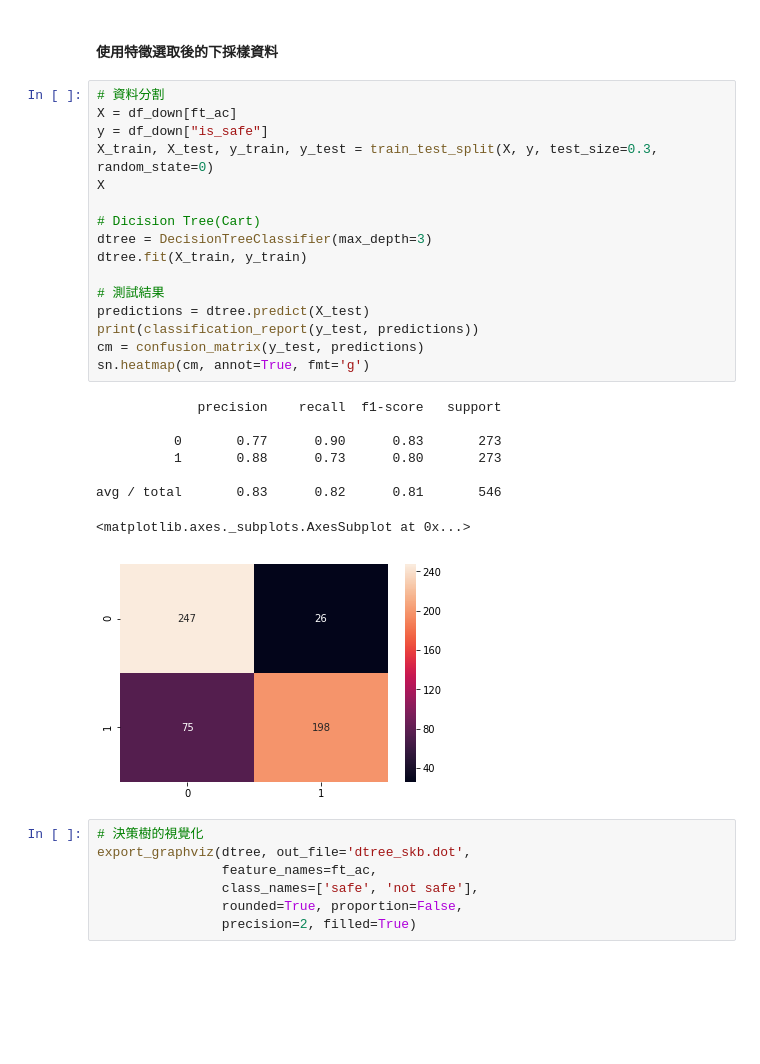
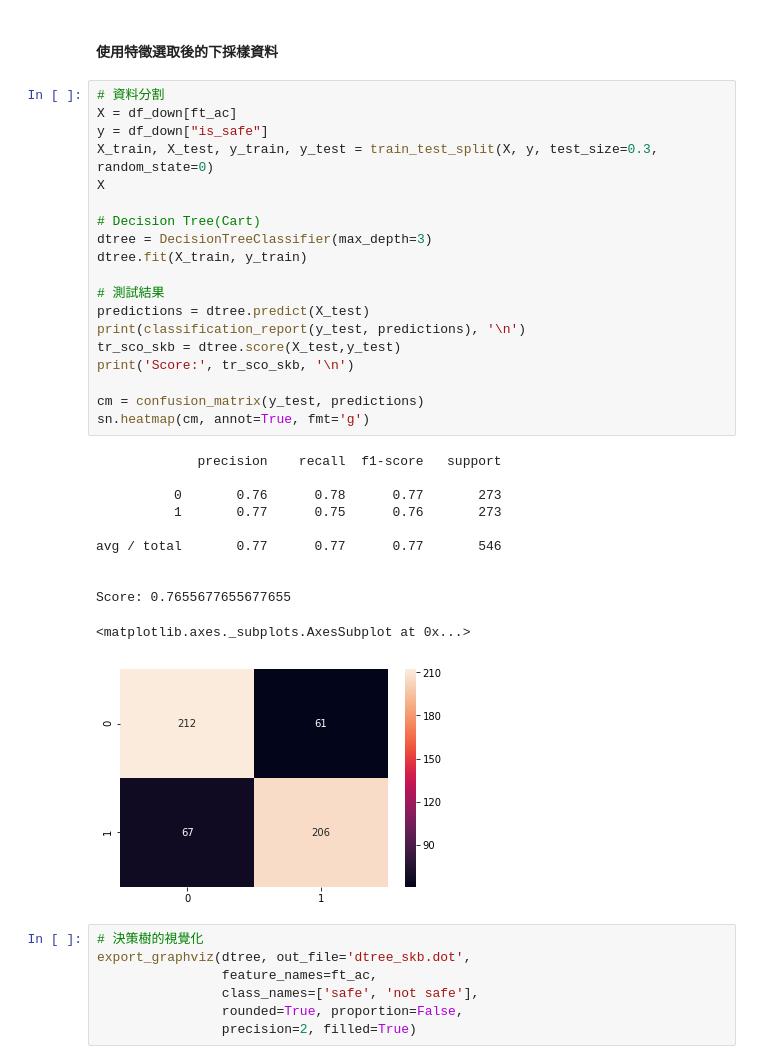
Before and after one commit to yehyifan/water_quality, a Jupyter notebook: Water quality.ipynb, the cells around one changed output. Drawn from its saved outputs; the diff is of its cells as text; blank space fills up the shorter version.

```diff
--- a/Water quality.ipynb
+++ b/Water quality.ipynb
@@ -320,28 +326,34 @@ export_graphviz(dtree, out_file='dtree_original.dot',
 # %%
 # 資料分割
 X = df_down[ft_ac]
 y = df_down["is_safe"]
 X_train, X_test, y_train, y_test = train_test_split(X, y, test_size=0.3, random_state=0)
 X
 
-# Dicision Tree(Cart)
+# Decision Tree(Cart)
 dtree = DecisionTreeClassifier(max_depth=3)
 dtree.fit(X_train, y_train)
 
 # 測試結果
 predictions = dtree.predict(X_test)
-print(classification_report(y_test, predictions))
+print(classification_report(y_test, predictions), '\n')
+tr_sco_skb = dtree.score(X_test,y_test)
+print('Score:', tr_sco_skb, '\n')
+
 cm = confusion_matrix(y_test, predictions)
 sn.heatmap(cm, annot=True, fmt='g')
 # %% [output]
              precision    recall  f1-score   support
 
-          0       0.77      0.90      0.83       273
-          1       0.88      0.73      0.80       273
+          0       0.76      0.78      0.77       273
+          1       0.77      0.75      0.76       273
 
-avg / total       0.83      0.82      0.81       546
+avg / total       0.77      0.77      0.77       546
+
+
+Score: 0.7655677655677655
 <matplotlib.axes._subplots.AxesSubplot at 0x...>
-[figure, old version]
+[figure, new version]
 # %%
 # 決策樹的視覺化
 export_graphviz(dtree, out_file='dtree_skb.dot',
```
Also changed, not shown: parts of 16 cells of this notebook, 3 other files.
